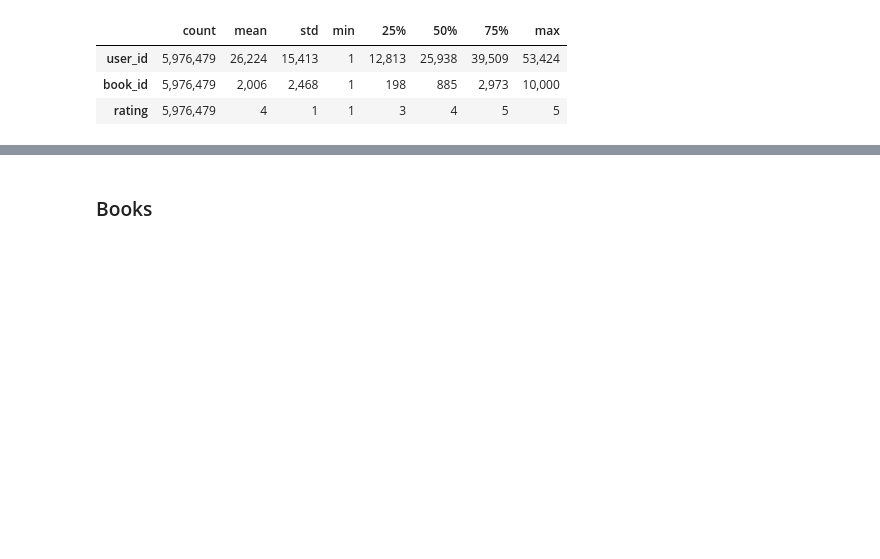
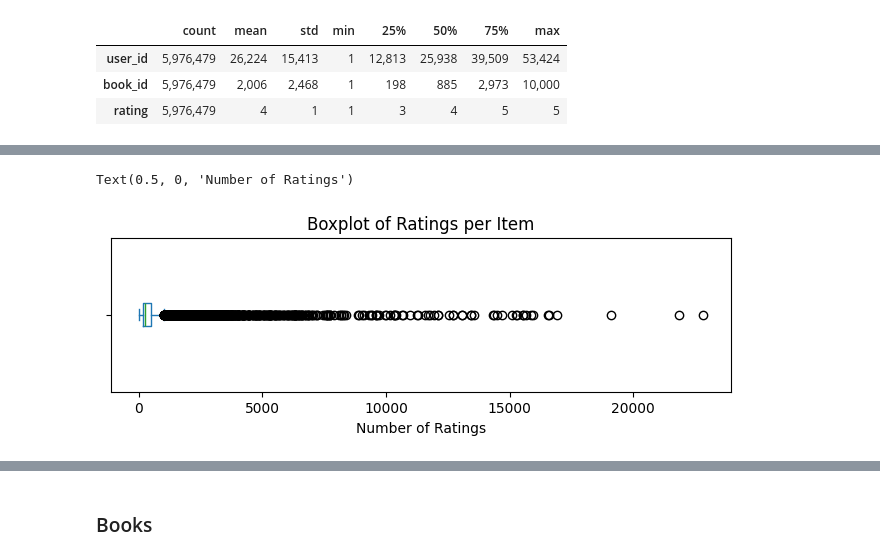
Before and after one commit to nextwit-martonhorvath/abs-dsmarketing, a Jupyter notebook: notebook.ipynb, the cells around one changed output, grey strips where cells are left out. Drawn from its saved outputs; the diff is of its cells as text; code cells hidden in the pictures; blank space fills up the shorter version.

```diff
--- a/notebook.ipynb
+++ b/notebook.ipynb
@@ -84,0 +132,8 @@ df_ratings['rating'].hist(bins=5)
+# %%
+# Boxplot of ratings per item to inspect outliers
+ax_box = ratings_per_item.plot(kind="box", vert=False, figsize=(8, 2))
+ax_box.set_title("Boxplot of Ratings per Item")
+ax_box.set_xlabel("Number of Ratings")
+# %% [output]
+Text(0.5, 0, 'Number of Ratings')
+[figure, added]
```
Also changed, not shown: parts of 21 cells of this notebook.
